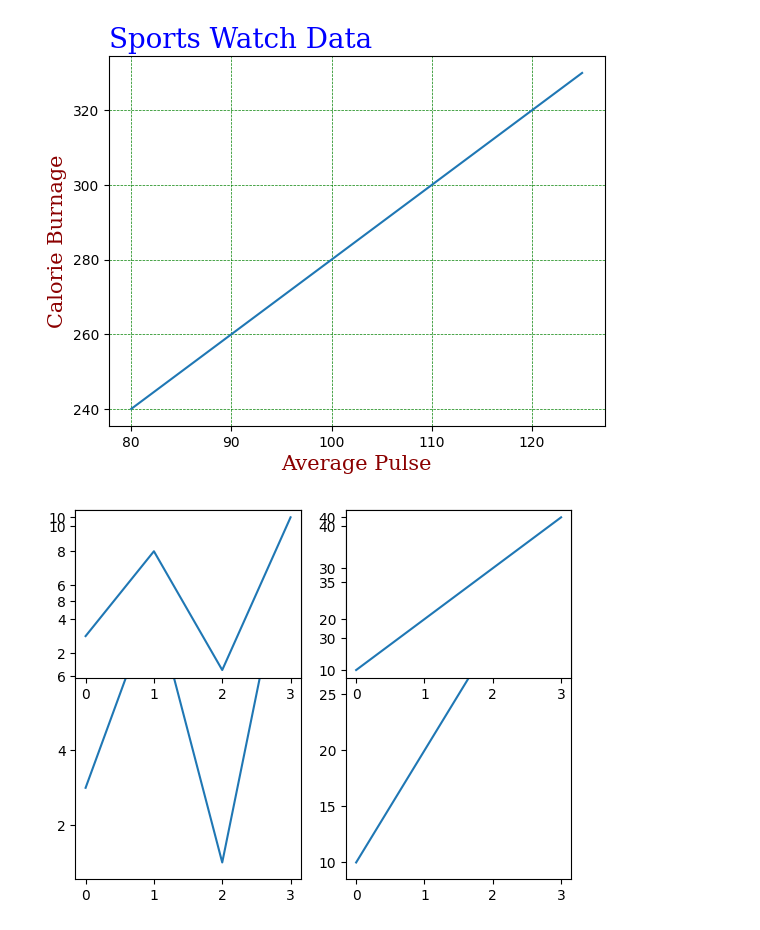
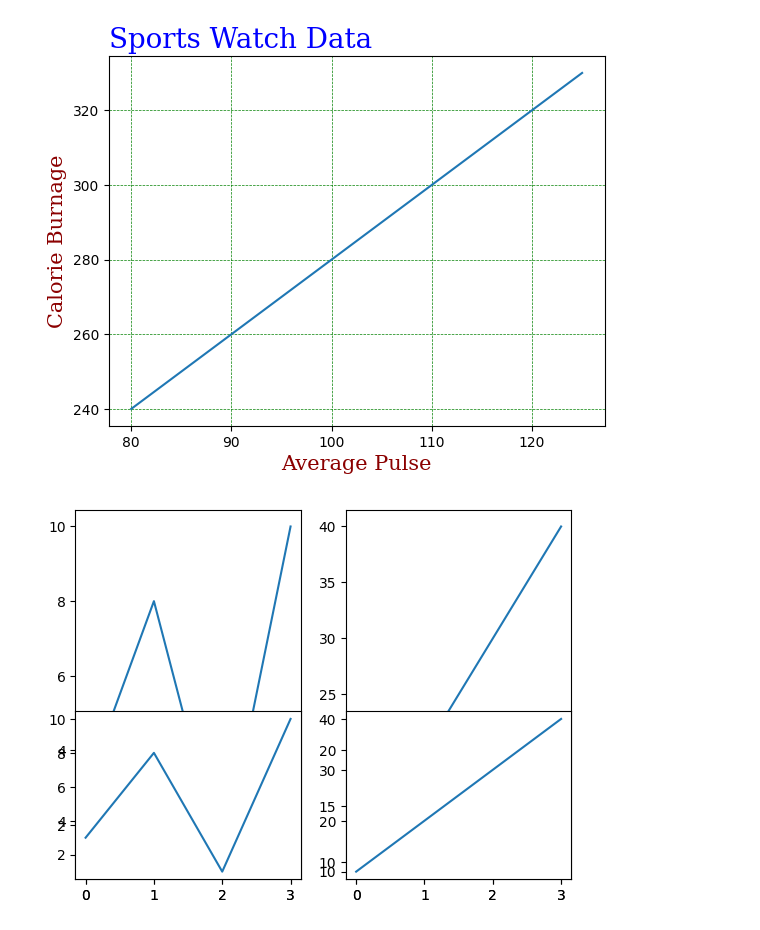
Before and after one commit to MBAhmadi/ML-Learning, a Jupyter notebook: my_training2.ipynb, the cells around one changed output. Drawn from its saved outputs; the diff is of its cells as text; code cells hidden in the pictures.

```diff
--- a/my_training2.ipynb
+++ b/my_training2.ipynb
@@ -672,33 +672,33 @@ import matplotlib.pyplot as plt
 import numpy as np
 
 #plot 1:
 x = np.array([0, 1, 2, 3])
 y = np.array([3, 8, 1, 10])
 
 plt.subplot(1, 2, 1)
 plt.plot(x,y)
 
 #plot 2:
 x = np.array([0, 1, 2, 3])
 y = np.array([10, 20, 30, 40])
 
 plt.subplot(1, 2, 2)
 plt.plot(x,y)
 
 #plot 3:
 x = np.array([0, 1, 2, 3])
 y = np.array([3, 8, 1, 10])
 
-plt.subplot(2, 2, 1)
+plt.subplot(2, 2, 3)
 plt.plot(x,y)
 
 #plot 4:
 x = np.array([0, 1, 2, 3])
 y = np.array([10, 20, 30, 40])
 
-plt.subplot(2, 2, 2)
+plt.subplot(2, 2, 4)
 plt.plot(x,y)
 
 plt.show()
 # %% [output]
-[figure, old version]
+[figure, new version]
```
Also changed, not shown: parts of 3 cells of this notebook.
